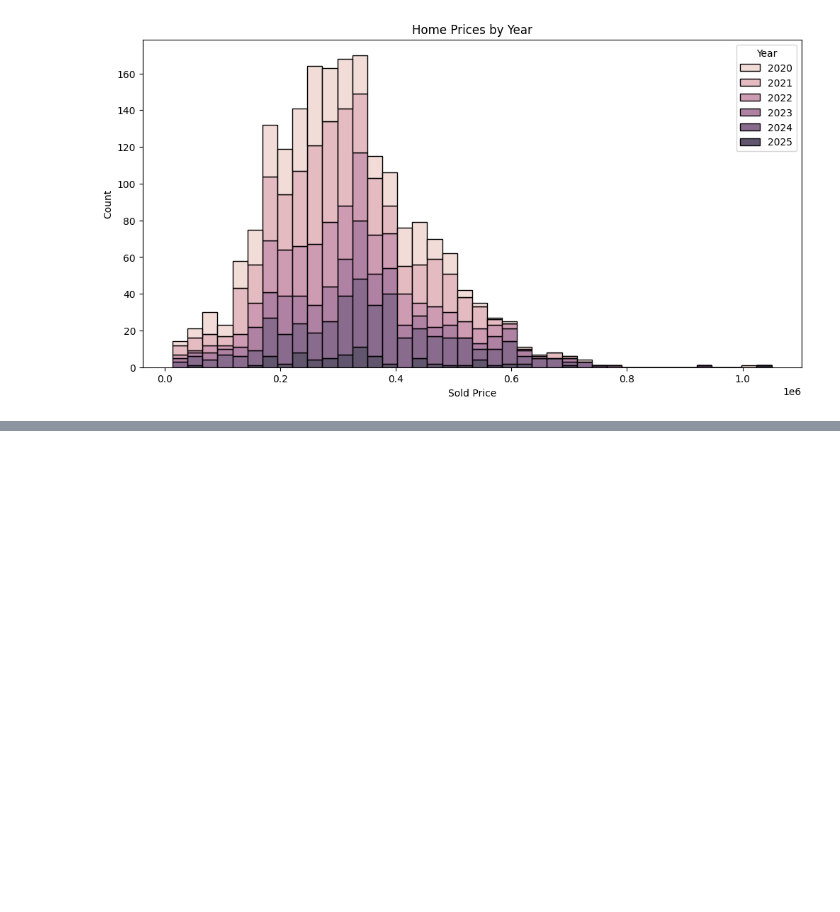
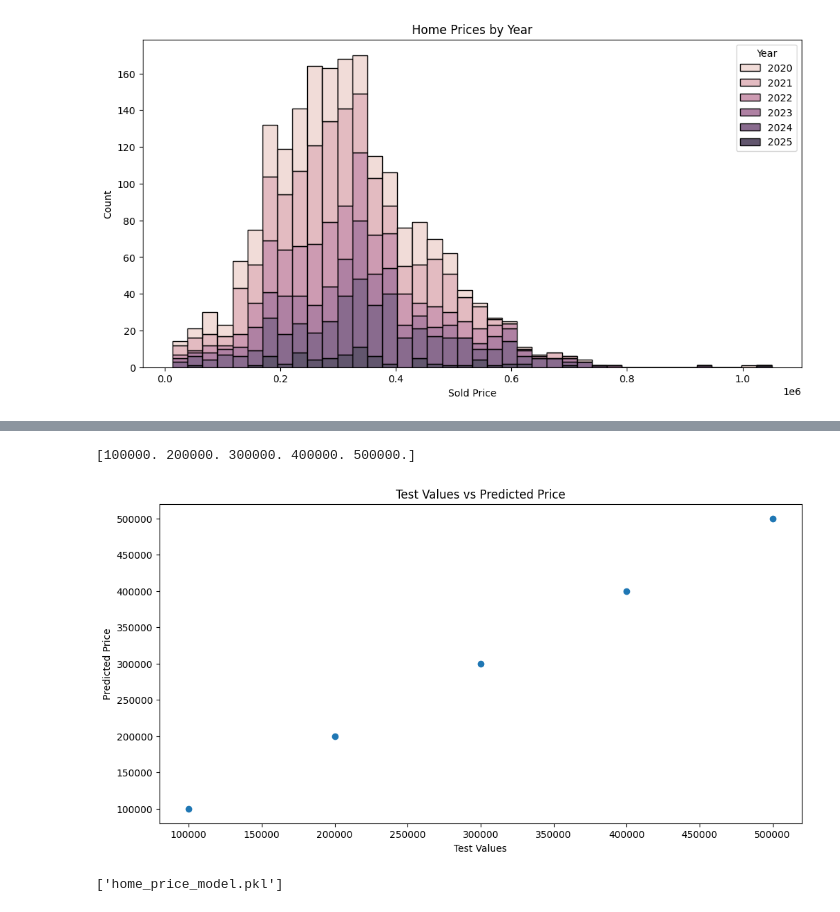
Before and after one commit to millertime6/home_price_analysis, a Jupyter notebook: aberdeen_analysis.ipynb, the cells around one changed output, grey strips where cells are left out. Drawn from its saved outputs; the diff is of its cells as text; code cells hidden in the pictures; blank space fills up the shorter version.

```diff
--- a/aberdeen_analysis.ipynb
+++ b/aberdeen_analysis.ipynb
@@ -185,0 +245,22 @@ print(f'Number of unique values in the original set: {df.nunique()}')
+# %%
+#test the model by using a list of values
+test_values = [[100000], [200000], [300000], [400000], [500000]]
+predictions = model.predict(test_values)
+print(predictions)
+#Plot the predictions
+plt.figure(figsize=(12, 6))
+plt.scatter(test_values, predictions)
+plt.xlabel('Test Values')
+plt.ylabel('Predicted Price')
+plt.title('Test Values vs Predicted Price')
+plt.show()
+# %% [output]
+[100000. 200000. 300000. 400000. 500000.]
+[figure, added]
+# %%
+import joblib
+
+# Assuming `model` is your trained model
+joblib.dump(model, 'home_price_model.pkl')
+# %% [output]
+['home_price_model.pkl']
```
Also changed, not shown: parts of 4 cells of this notebook, 3 other files.
